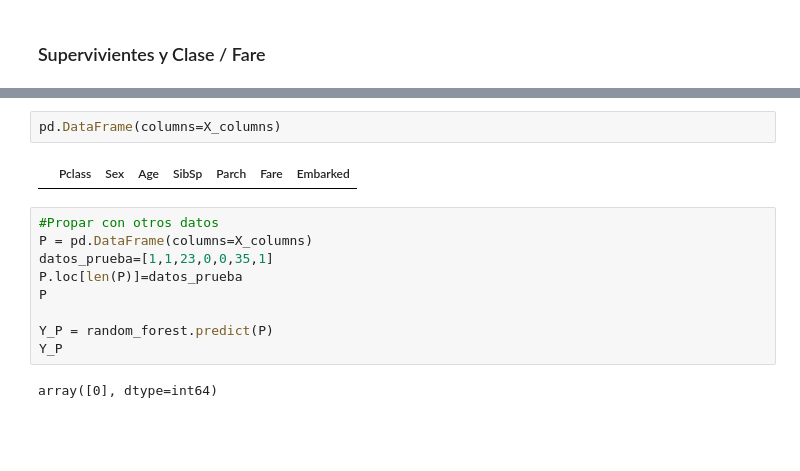
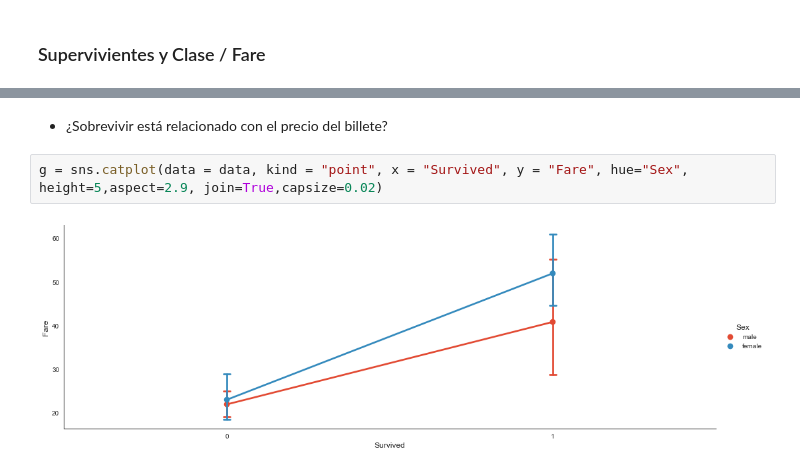
Before and after one commit to Aibloy/Portafolio, a Jupyter notebook: Titanic.ipynb, the cells around one changed output, grey strips where cells are left out. Drawn from its saved outputs; the diff is of its cells as text; blank space fills up the shorter version.

```diff
--- a/Titanic.ipynb
+++ b/Titanic.ipynb
@@ -365,15 +256,6 @@ random_forest.score(X_train, Y_train)
-# %%
-pd.DataFrame(columns=X_columns)
-# %% [output]
-|  | Pclass | Sex | Age | SibSp | Parch | Fare | Embarked |
-# %%
-#Propar con otros datos
-P = pd.DataFrame(columns=X_columns)
-datos_prueba=[1,1,23,0,0,35,1]
-P.loc[len(P)]=datos_prueba
-P
-
-Y_P = random_forest.predict(P)
-Y_P
-# %% [output]
-array([0], dtype=int64)
+# %% [markdown]
+- ¿Sobrevivir está relacionado con el precio del billete?
+# %%
+g = sns.catplot(data = data, kind = "point", x = "Survived", y = "Fare", hue="Sex", height=5,aspect=2.9, join=True,capsize=0.02)
+# %% [output]
+[figure, added]
```
Also changed, not shown: parts of 65 cells of this notebook.
